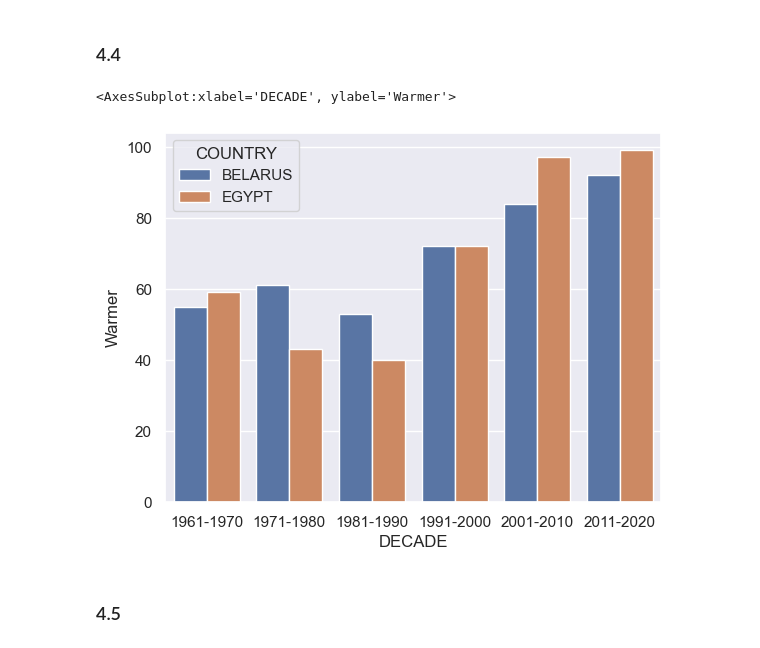
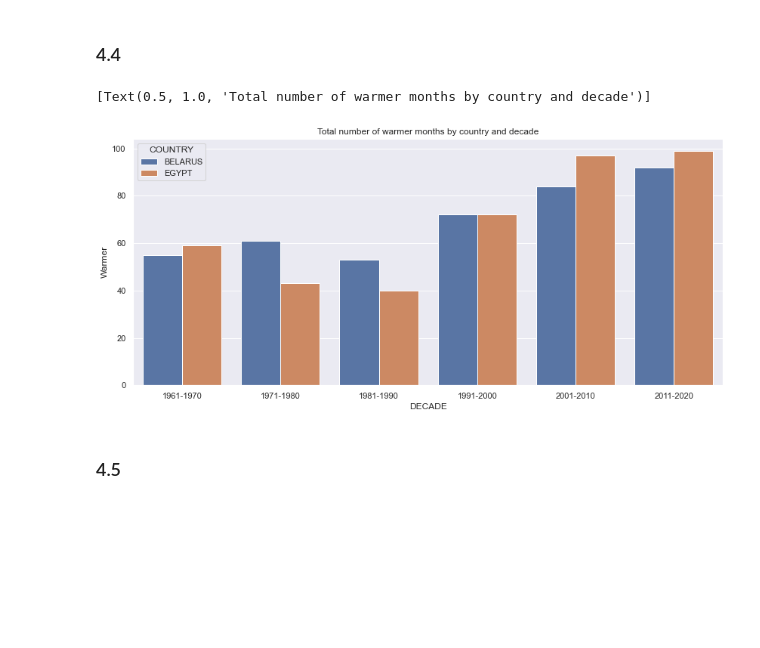
Before and after one commit to aronzek/UHH_research_methods, a Jupyter notebook: RM_A02_Group_E.ipynb, the cells around one changed output. Saved outputs shown, nothing was run; the diff lists cells and outputs as text; code cells hidden in the pictures; blank space fills up the shorter version.

```diff
--- a/RM_A02_Group_E.ipynb
+++ b/RM_A02_Group_E.ipynb
@@ -285,7 +299,7 @@ for i in range(60,120):
         elif(df_egypt.loc[i,j] < df_egypt.loc[i-50,j]):
             result.append("Colder")
         elif((df_egypt.loc[i,j] == df_egypt.loc[i-50,j])):
-            result.append("ND")
+            result.append("No Change")
 data = {"COUNTRY":country,"YEAR":year,"DECADE":decades, "MONTH":months,"RESULT":result}
 df_egypt_warmer = pd.DataFrame(data)
 df_41_egypt = df_egypt_warmer
@@ -291,0 +308,20 @@ df_41_egypt = df_egypt_warmer
+# %%
+import calendar
+m=calendar.month_name[1:]
+year = []
+months = m*60
+result = []
+country = ["BELARUS" for i in range(0,720)]
+for i in range(60,120):
+    for j in df_belarus.columns[2:]:
+        #print(i,j)
+        year.append(1901+i)
+        if(df_belarus.loc[i,j] > df_belarus.loc[i-50,j]):
+            result.append("Warmer")
+        elif(df_belarus.loc[i,j] < df_belarus.loc[i-50,j]):
+            result.append("Colder")
+        elif(df_belarus.loc[i,j] == df_belarus.loc[i-50,j]):
+            result.append("No Change")
+data = {"COUNTRY":country,"YEAR":year,"DECADE":decades, "MONTH":months,"RESULT":result}
+df_belarus_warmer = pd.DataFrame(data)
+df_41_belarus = df_belarus_warmer
@@ -497,11 +510,12 @@ pd.crosstab(final_data.DECADE,final_data.RESULT,margins=True, normalize = 'all')
 # %%
 #4.4
 cross_data = pd.crosstab([final_data.COUNTRY,final_data.DECADE],final_data.RESULT,margins=True)
 cross = cross_data.reset_index().drop(12)
-sbs.barplot(data=cross, x="DECADE", y="Warmer", hue="COUNTRY")
+fig, ax1 = plt.subplots(figsize=(14,6))
+sbs.barplot(data=cross, x="DECADE", y="Warmer", hue="COUNTRY").set(title="Total number of warmer months by country and decade")
 # %% [output]
-<AxesSubplot:xlabel='DECADE', ylabel='Warmer'>
+[Text(0.5, 1.0, 'Total number of warmer months by country and decade')]
-[figure, old version]
+[figure, new version]
 # %% [markdown]
 ### 4.5
 # %%
```
Also changed, not shown: parts of 32 cells of this notebook.
